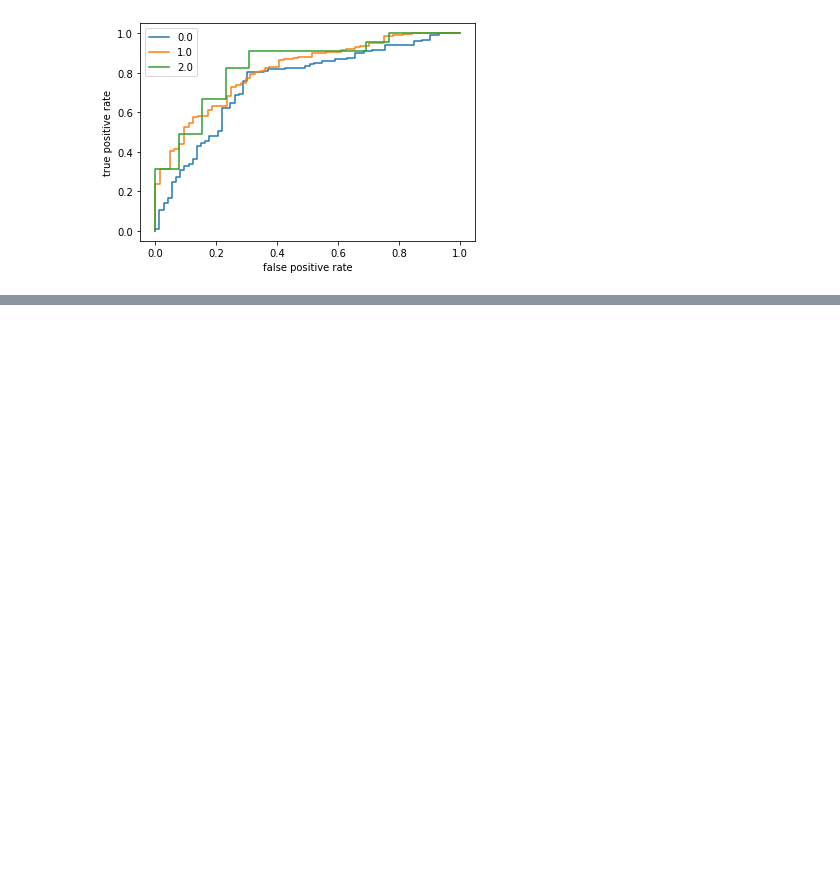
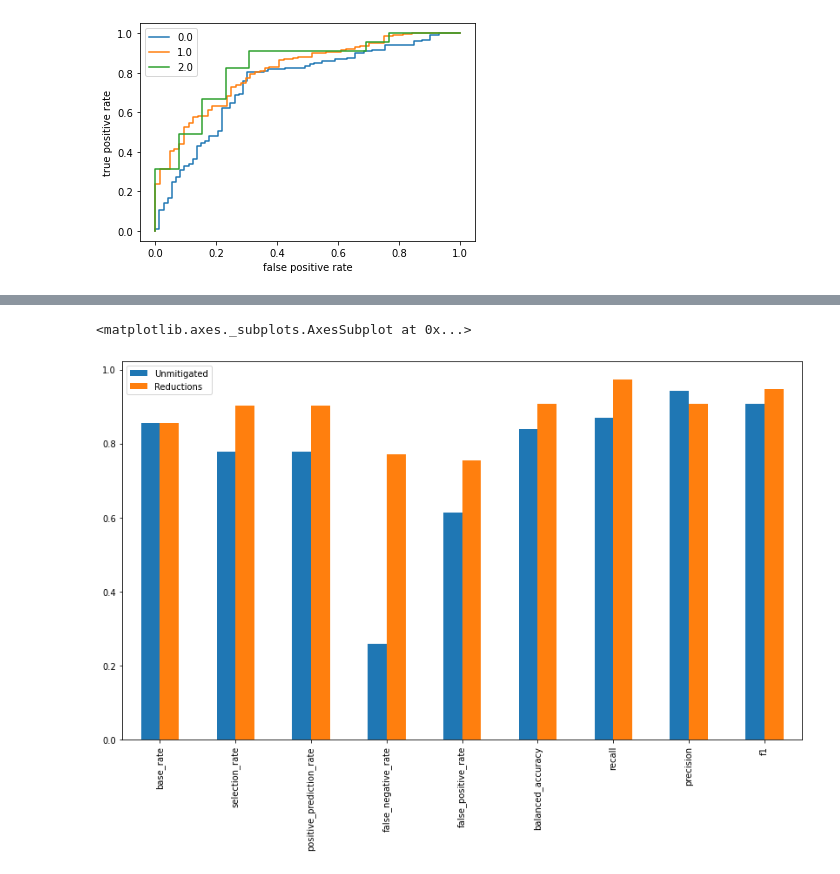
Before and after one commit to deltasun/isp-tutorial, a Jupyter notebook: fairness_tutorial.ipynb, the cells around one changed output, grey strips where cells are left out. Drawn from its saved outputs; the diff is of its cells as text; code cells hidden in the pictures; blank space fills up the shorter version.

Commit message:
add reductions to the nb

```diff
--- a/fairness_tutorial.ipynb
+++ b/fairness_tutorial.ipynb
@@ -588,0 +599,8 @@ metrics_by_group(Y_train, unmitigated_pipeline.predict_proba(X_train)[:, 1], df_
+# %%
+expgrad_est = ExponentiatedGradient(
+    estimator=LogisticRegression(max_iter=1000, random_state=random_seed),
+    constraints=EqualizedOdds(difference_bound=0.02) #  several constraints are available
+)
+# %%
+# Fit the exponentiated gradient model
+expgrad_est.fit(X_train, Y_train, sensitive_features=A_train)
@@ -588,0 +619,9 @@ metrics_by_group(Y_train, unmitigated_pipeline.predict_proba(X_train)[:, 1], df_
+# %%
+y_pred_reductions = expgrad_est.predict(X_test, random_state=random_seed)
+metricframe_reductions = MetricFrame(
+    metrics=metrics_dict,
+    y_true=Y_test,
+    y_pred=y_pred_reductions,
+    sensitive_features=A_test
+)
+metricframe_reductions.by_group
@@ -588,0 +634,10 @@ metrics_by_group(Y_train, unmitigated_pipeline.predict_proba(X_train)[:, 1], df_
+# %%
+df_metrics = pd.concat([metricframe_unmitigated.ratio(),
+                        metricframe_reductions.ratio()],
+                       keys=['Unmitigated', 'Reductions'],
+                       axis=1)
+# %%
+df_metrics.plot.bar(figsize=(14, 8))
+# %% [output]
+<matplotlib.axes._subplots.AxesSubplot at 0x...>
+[figure, added]
```
Also changed, not shown: parts of 12 cells of this notebook.
